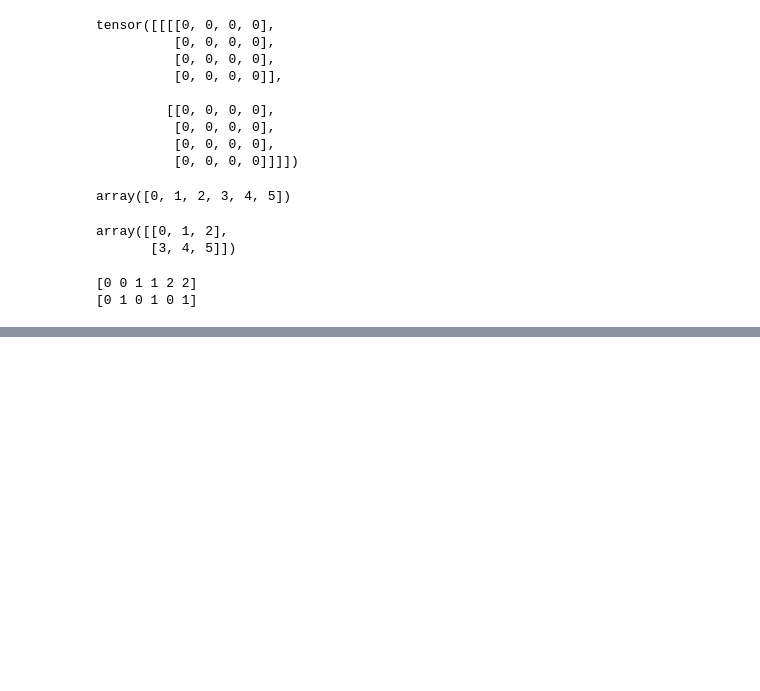
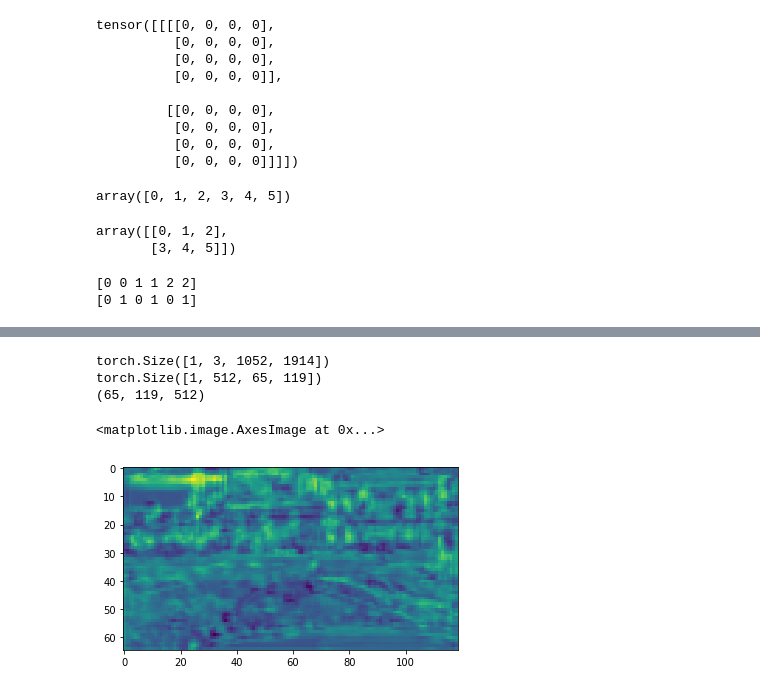
Before and after one commit to lym29/DASeg, a Jupyter notebook: utils/test_bds_voting.ipynb, the cells around one changed output, grey strips where cells are left out. Drawn from its saved outputs; the diff is of its cells as text; code cells hidden in the pictures; blank space fills up the shorter version.

```diff
--- a/utils/test_bds_voting.ipynb
+++ b/utils/test_bds_voting.ipynb
@@ -110,0 +134,13 @@ print(a%2)
+# %%
+print(image_tensor.size())
+print(feat.size())
+print(feat_np.shape)
+# %% [output]
+torch.Size([1, 3, 1052, 1914])
+torch.Size([1, 512, 65, 119])
+(65, 119, 512)
+# %%
+plt.imshow(feat_np[:,:,1])
+# %% [output]
+<matplotlib.image.AxesImage at 0x...>
+[figure, added]
```
Also changed, not shown: parts of 5 cells of this notebook, 2 other files.
